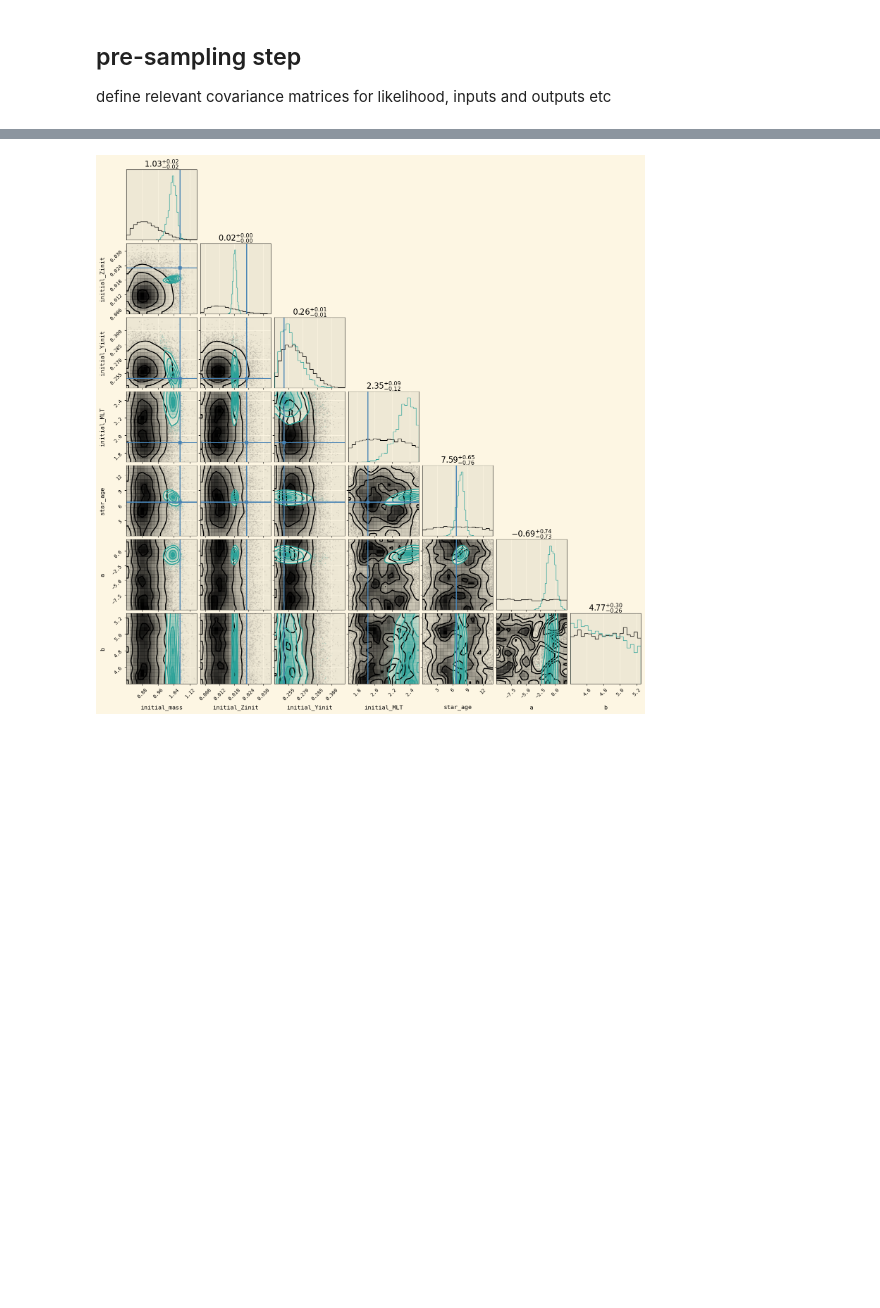
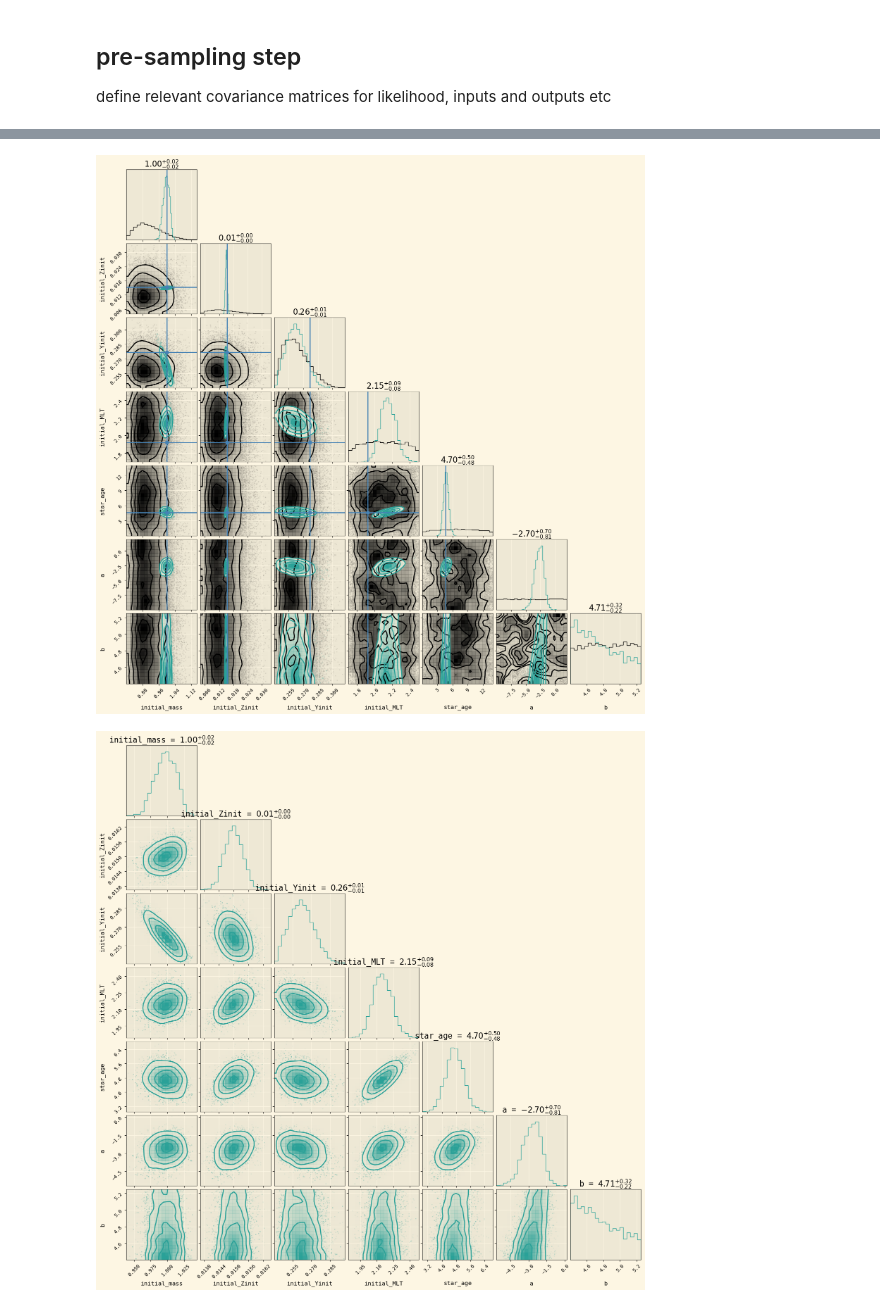
Before and after one commit to ojscutt/ultranest-pitchfork, a Jupyter notebook: Sun.ipynb, the cells around one changed output, grey strips where cells are left out. Drawn from its saved outputs; the diff is of its cells as text; code cells hidden in the pictures; blank space fills up the shorter version.

```diff
--- a/Sun.ipynb
+++ b/Sun.ipynb
@@ -171,7 +168,7 @@ star_dict
 # %%
 labels = ['initial_mass', 'initial_Zinit', 'initial_Yinit', 'initial_MLT', 'star_age', 'a', 'b']
 
-mass_prior = prior_funcs.custom_beta_prior(0.8, 1.2, a=2, b=5)
+mass_prior = prior_funcs.custom_beta_prior(0.8, 1.2, a=5, b=2)
 
 Zinit_prior = prior_funcs.custom_beta_prior(0.004, 0.038, a=2, b=5)
 
@@ -243,7 +240,7 @@ obs_freqs = star_vals_df[[f"nu_0_{i}" for i in range(n_min, n_max+1)]].iloc[0].v
 
 dnu = star_df['dnu'].values[0]
 
-kernel = 1*kernels.ExpSquared(scale=5*dnu)
+kernel = .1*kernels.ExpSquared(scale=5*dnu) ################################## Changed from 1 to .1, change back!!
 
 gp = GaussianProcess(kernel, obs_freqs, diag=1e-12)
 
@@ -304,35 +299,39 @@ def inspect_star(path):
     b_prior = prior_funcs.custom_uniform_prior(4.4, 5.25)
 
 
     priors = [mass_prior, Zinit_prior, Yinit_prior, MLT_prior, age_prior, a_prior, b_prior]
 
     colors = plt.rcParams["axes.prop_cycle"].by_key()["color"]
 
     size = 10000
     prior_samples = np.array([prior.rvs(size=size) for prior in priors])
     legend_labels = []
     corner_color = 'black'
     figure = corner.corner(prior_samples.T, labels = labels, color=corner_color, hist_kwargs={'density':True}, smooth=True);
 
     path = f'stars/{star_name}/'
 
-    star_json = path + f'{star_name}.json'
+    star_json = path + f'{star_name}.json'Performance
 
     star_df = pd.read_json(star_json).dropna(axis=1)
 
     published_inps = np.concatenate((star_df[['initial_mass', 'initial_Zinit', 'initial_Yinit', 'initial_MLT', 'star_age']].values[0],(np.nan,np.nan)))
 
     with open(path+f'/samples.pkl', 'rb') as fp:
      samples = pickle.load(fp)
 
     corner.corner(samples['samples'], fig=figure, color=colors[1], truths = published_inps, hist_kwargs={'density':True}, smooth=True,show_titles=True);
 
     plt.show()
 
+    figure = corner.corner(samples['samples'], labels = labels, color=colors[1], hist_kwargs={'density':True}, smooth=True, show_titles=True);
+
+    plt.show()
 
 inspect_star(path)
 # %% [output]
-[figure, old version]
+[figure, new version]
+[figure, added]
 # %%
 def posterior_pred(pitchfork, star_name):
 
```
Also changed, not shown: parts of 7 cells of this notebook, 2 other files.
